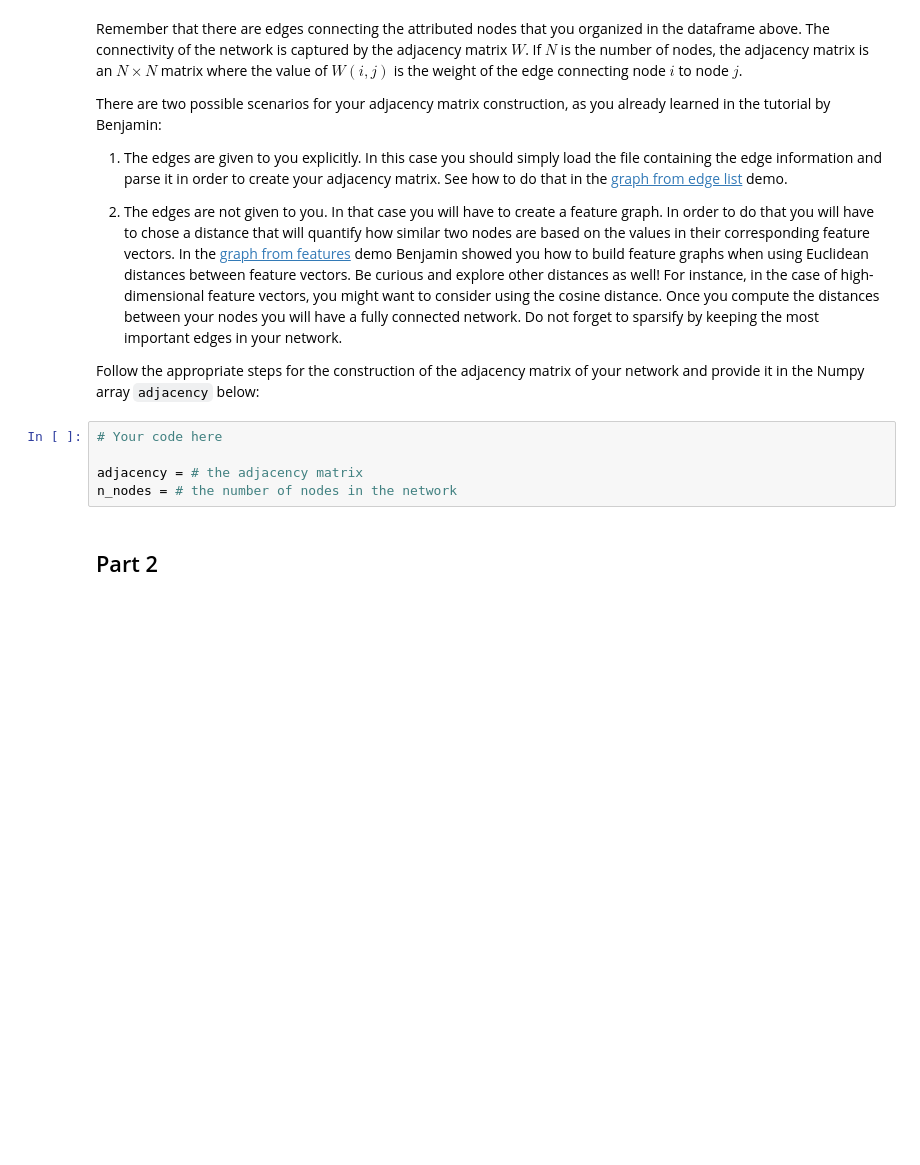
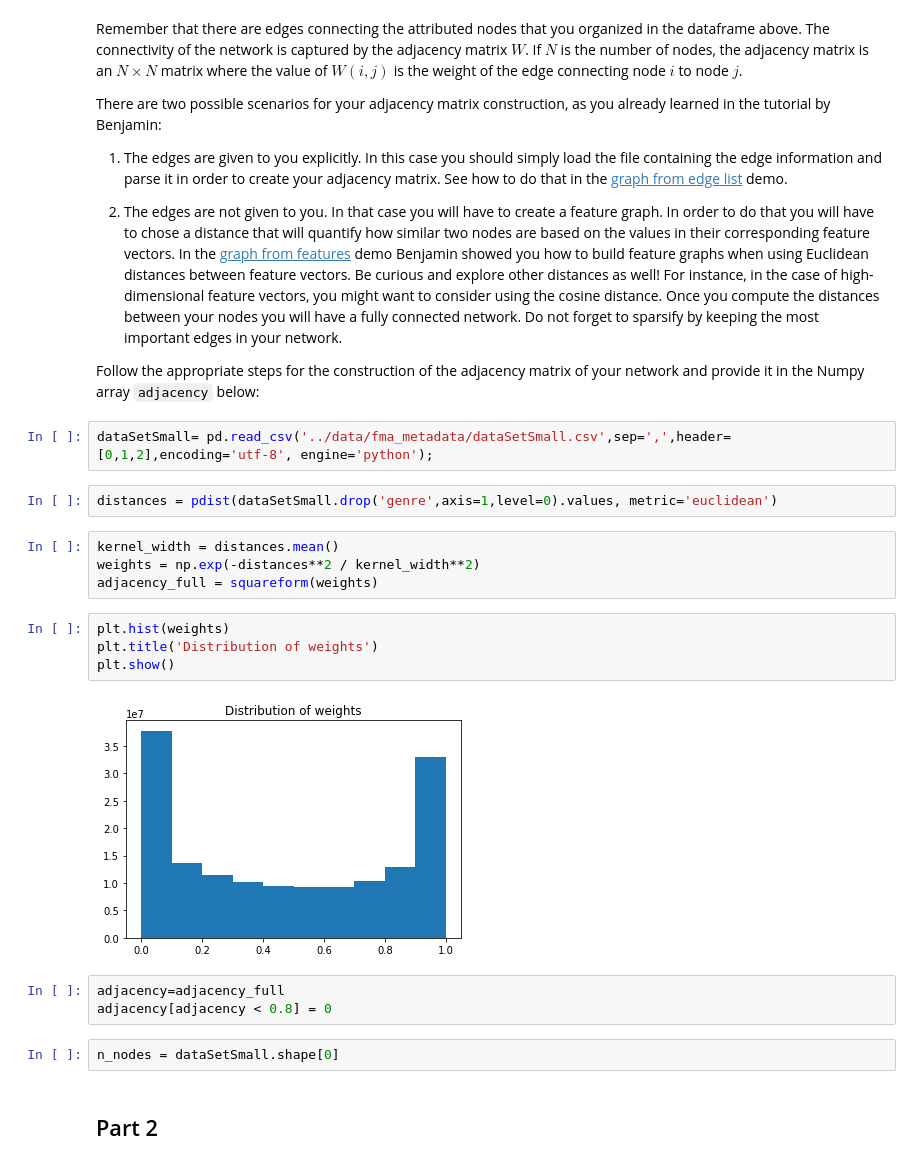
Before and after one commit to TTimTT/NTDS_Project, a Jupyter notebook: milestones_1/Joachim_1_network_properties.ipynb, the cells around one changed output. Saved outputs shown, nothing was run; the diff lists cells and outputs as text; blank space fills up the shorter version.

```diff
--- a/milestones_1/Joachim_1_network_properties.ipynb
+++ b/milestones_1/Joachim_1_network_properties.ipynb
@@ -108,11 +123,25 @@ There are two possible scenarios for your adjacency matrix construction, as you
 2) The edges are not given to you. In that case you will have to create a feature graph. In order to do that you will have to chose a distance that will quantify how similar two nodes are based on the values in their corresponding feature vectors. In the [graph from features]() demo Benjamin showed you how to build feature graphs when using Euclidean distances between feature vectors. Be curious and explore other distances as well! For instance, in the case of high-dimensional feature vectors, you might want to consider using the cosine distance. Once you compute the distances between your nodes you will have a fully connected network. Do not forget to sparsify by keeping the most important edges in your network.
 
 Follow the appropriate steps for the construction of the adjacency matrix of your network and provide it in the Numpy array ``adjacency`` below:
-# %%
-# Your code here
-
-adjacency = # the adjacency matrix
-n_nodes = # the number of nodes in the network
+# %%
+dataSetSmall= pd.read_csv('../data/fma_metadata/dataSetSmall.csv',sep=',',header=[0,1,2],encoding='utf-8', engine='python');
+# %%
+distances = pdist(dataSetSmall.drop('genre',axis=1,level=0).values, metric='euclidean')
+# %%
+kernel_width = distances.mean()
+weights = np.exp(-distances**2 / kernel_width**2)
+adjacency_full = squareform(weights)
+# %%
+plt.hist(weights)
+plt.title('Distribution of weights')
+plt.show()
+# %% [output]
+[figure, added]
+# %%
+adjacency=adjacency_full
+adjacency[adjacency < 0.8] = 0
+# %%
+n_nodes = dataSetSmall.shape[0]
 # %% [markdown]
 ## Part 2
 # %% [markdown]
```
Also changed, not shown: parts of 9 cells of this notebook.
